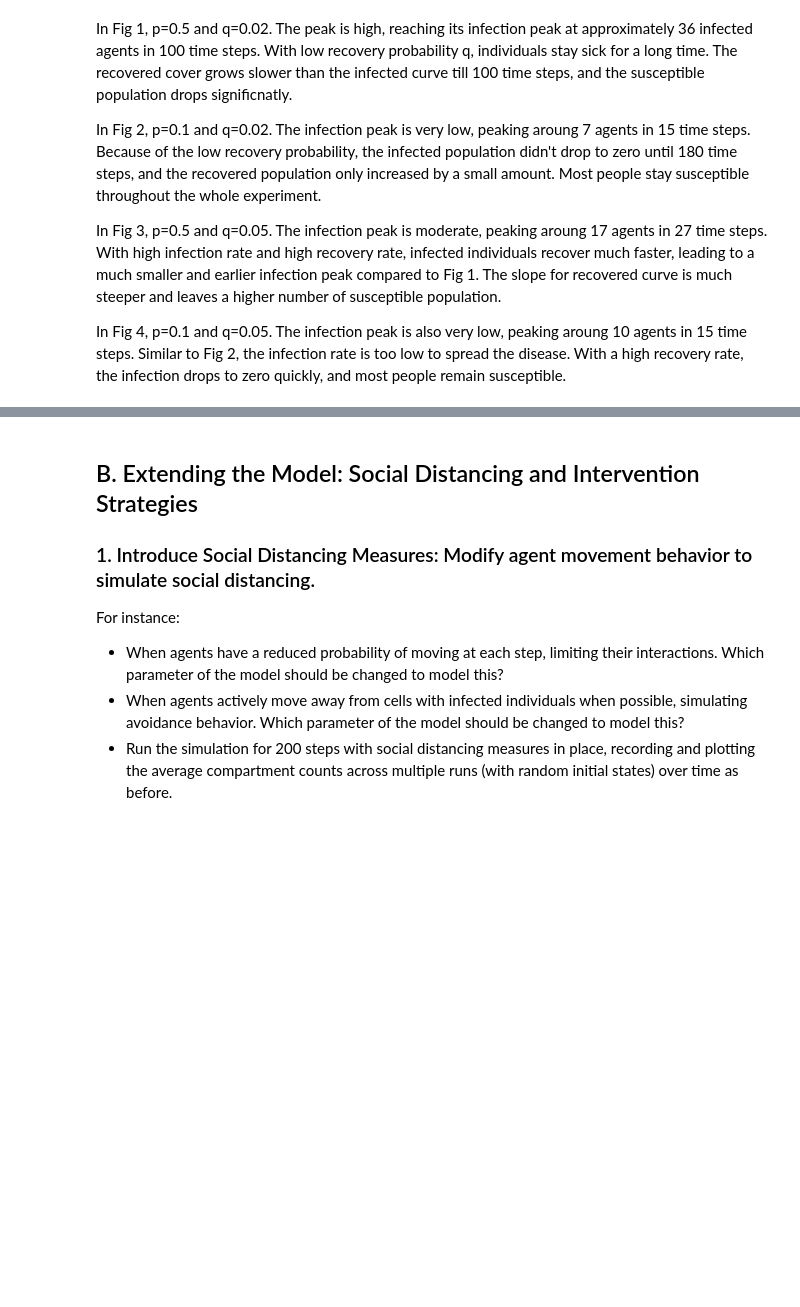
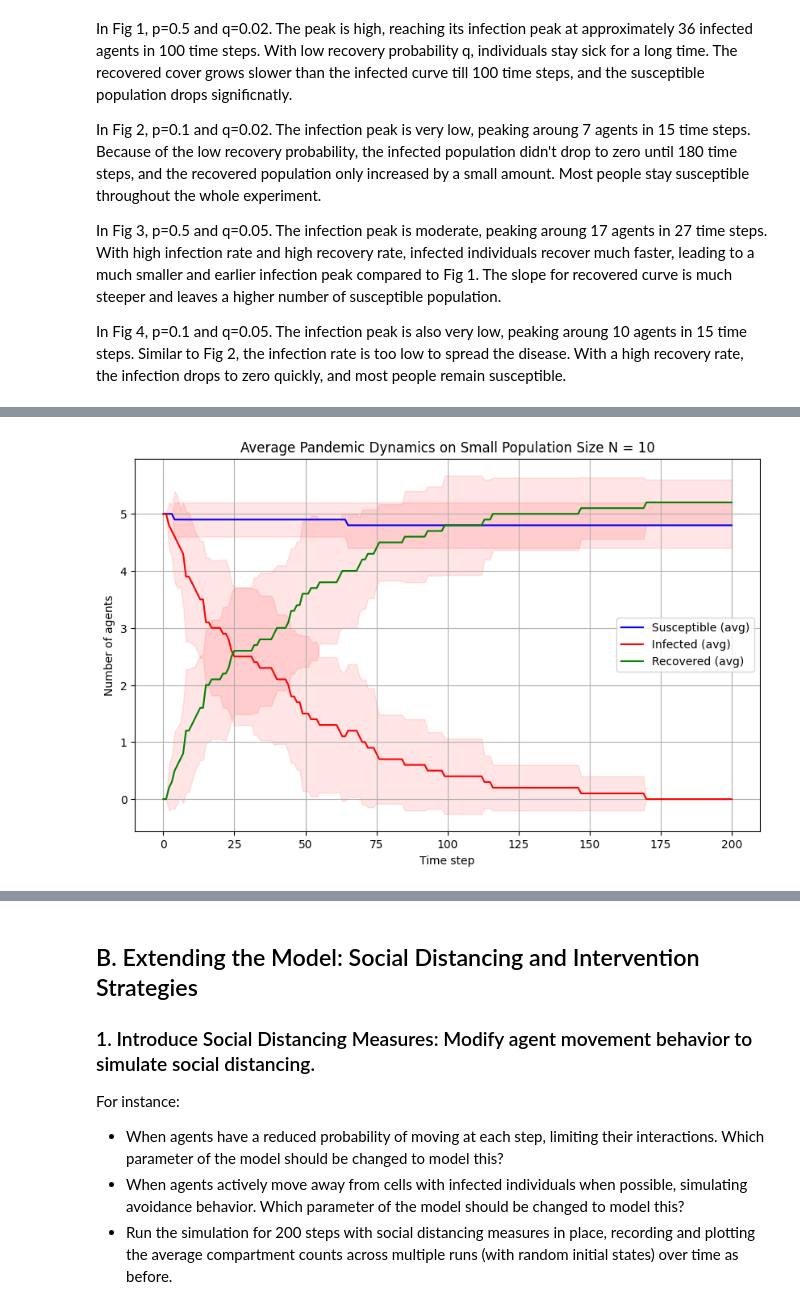
Before and after one commit to QianJingyun/Qian-BMI500-hw11, a Jupyter notebook: code.ipynb, the cells around one changed output, grey strips where cells are left out. Saved outputs shown, nothing was run; the diff lists cells and outputs as text; code cells hidden in the pictures; blank space fills up the shorter version.

```diff
--- a/code.ipynb
+++ b/code.ipynb
@@ -223,0 +268,5 @@ plot(res5, p = p, q = q)
+# %%
+all_runs = run_10_simulation(seeds, grid_w = 75, N = 10, size = 5)
+plot_10_simulation(all_runs, 'Average Pandemic Dynamics on Small Population Size N = 10')
+# %% [output]
+[figure, added]
```
Also changed, not shown: parts of 13 cells of this notebook, 7 other files.
